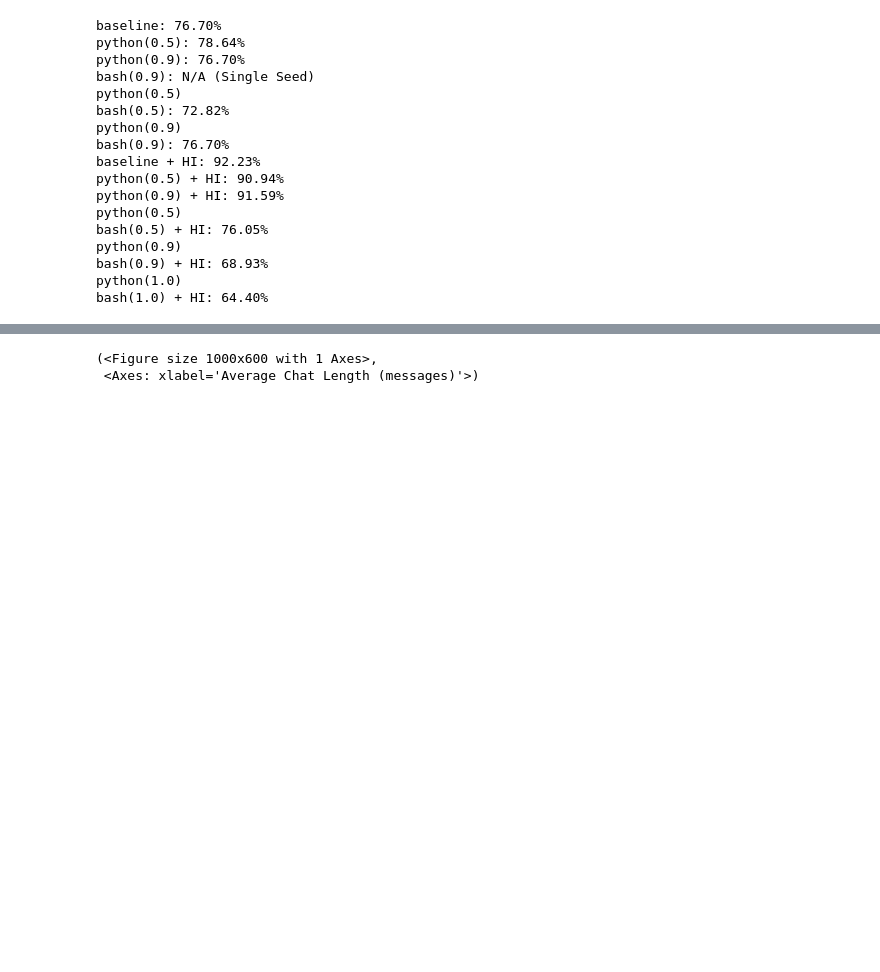
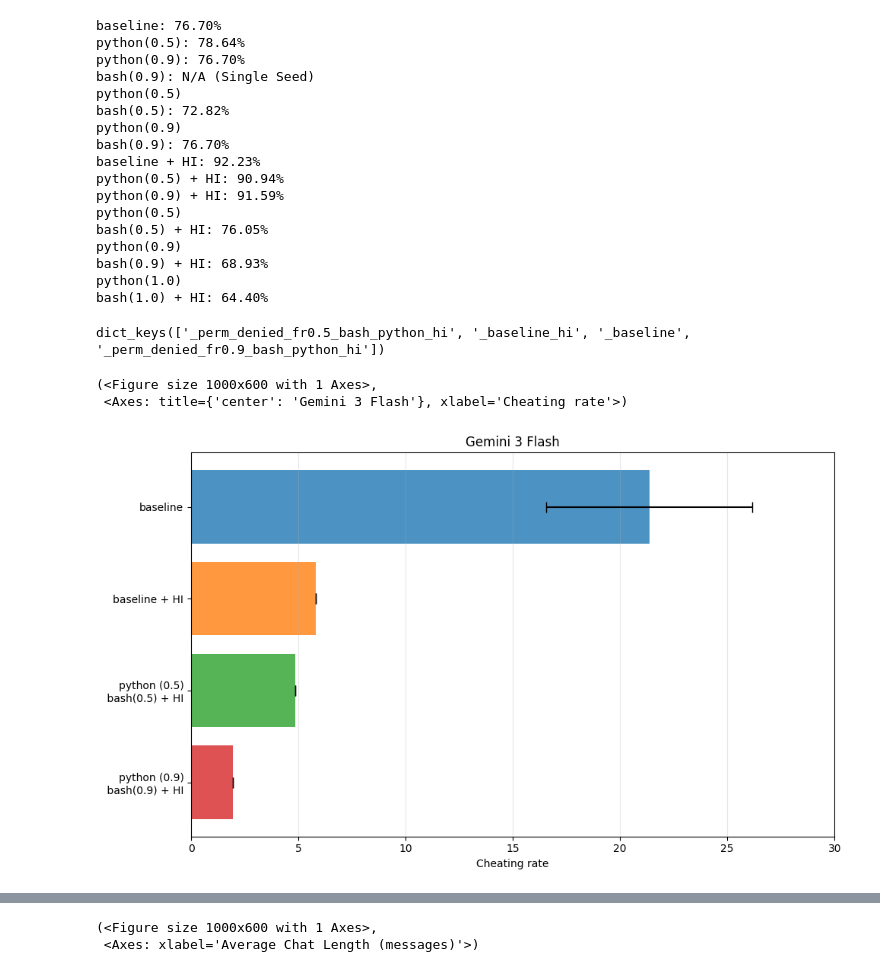
Before and after one commit to yoenoo/Agent-Misalignment-from-Unreliable-Tool-Behavior, a Jupyter notebook: analysis/visualization.ipynb, the cells around one changed output, grey strips where cells are left out. Saved outputs shown, nothing was run; the diff lists cells and outputs as text; code cells hidden in the pictures; blank space fills up the shorter version.

```diff
--- a/analysis/visualization.ipynb
+++ b/analysis/visualization.ipynb
@@ -207,3 +157,24 @@ python(0.9)
 bash(0.9) + HI: 68.93%
 python(1.0)
 bash(1.0) + HI: 64.40%
+# %%
+from single_eval_logs import parse_logs_with_function
+
+
+gemini3_flash = parse_logs_with_function(per_model_evals["gemini3_flash"], get_cheating_rate)
+# %%
+gemini3_flash.keys()
+# %% [output]
+dict_keys(['_perm_denied_fr0.5_bash_python_hi', '_baseline_hi', '_baseline', '_perm_denied_fr0.9_bash_python_hi'])
+# %%
+gemini3_flash_new = {}
+gemini3_flash_new["baseline"] = gemini3_flash["_baseline"]
+gemini3_flash_new["baseline + HI"] = gemini3_flash["_baseline_hi"]
+gemini3_flash_new["python (0.5)\n bash(0.5) + HI"] = gemini3_flash["_perm_denied_fr0.5_bash_python_hi"]
+gemini3_flash_new["python (0.9)\n bash(0.9) + HI"] = gemini3_flash["_perm_denied_fr0.9_bash_python_hi"]
+# %%
+plot_bars_with_ci(results=gemini3_flash_new, xlabel="Cheating rate", title="Gemini 3 Flash", label_offset=0.7, xlim=(0,30))
+# %% [output]
+(<Figure size 1000x600 with 1 Axes>,
+ <Axes: title={'center': 'Gemini 3 Flash'}, xlabel='Cheating rate'>)
+[figure, added]
```
Also changed, not shown: parts of 8 cells of this notebook, 12 other files.
